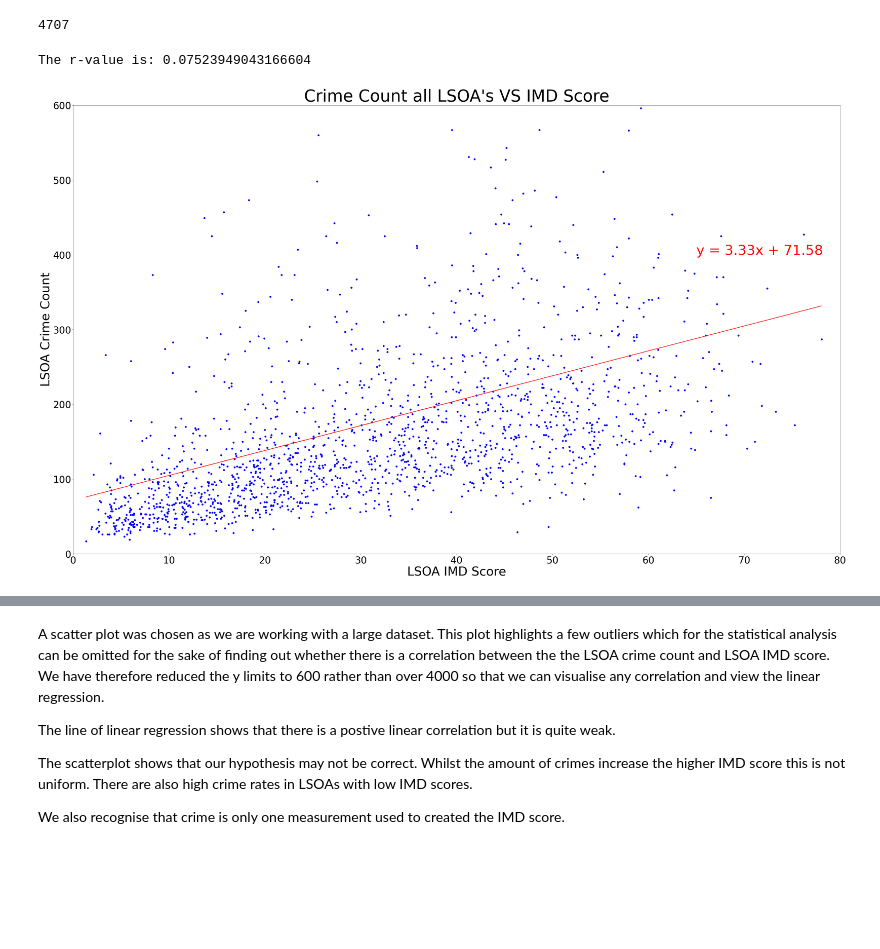
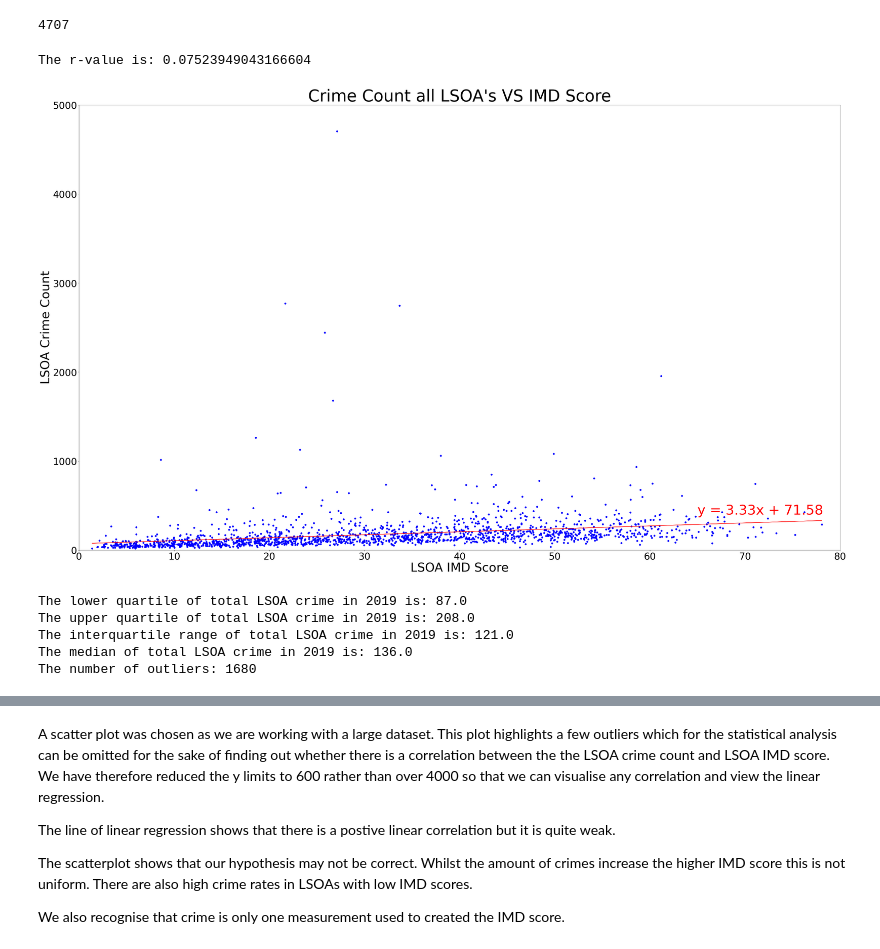
Before and after one commit to Garywtne/Group4_Project1_repo, a Jupyter notebook: Group_4_Project_1/Group_4_Project_1_Analysis/west_midlands_crime_data_final.ipynb, the cells around one changed output, grey strips where cells are left out. Cells and saved outputs as stored; diff of their text form; code cells hidden in the pictures; blank space fills up the shorter version.

```diff
--- a/Group_4_Project_1/Group_4_Project_1_Analysis/west_midlands_crime_data_final.ipynb
+++ b/Group_4_Project_1/Group_4_Project_1_Analysis/west_midlands_crime_data_final.ipynb
@@ -431,20 +431,43 @@ def plot_linear_regression(x_axis, y_axis, title, text_coordinates):
     plt.annotate(line_eq,text_coordinates,fontsize=50,color="red")
     print(f"The r-value is: {rvalue**2}")
 # %%
-# Plot the scatter
+# Plot scatter
 plt.title("Crime Count all LSOA's VS IMD Score", fontsize=60)
 plt.scatter(x_axis, y_axis, marker="o", color="blue")
 plt.rcParams["figure.figsize"] = (50,30)
 plt.xlim(0,80)
-plt.ylim(0, 600)
+plt.ylim(0, 5000)
 plt.xticks(fontsize=35)
 plt.yticks(fontsize=35)
 plt.xlabel("LSOA IMD Score", fontsize=45)
 plt.ylabel("LSOA Crime Count", fontsize=45)
 plot_linear_regression(x_axis, y_axis, 'LSOA Crime Count',(65,400))
-# Save the figure
 plt.savefig("output/Crime Count all LSOA's VS IMD Score.png")
 plt.show()
 # %% [output]
 The r-value is: 0.07523949043166604
-[figure, old version]
+[figure, new version]
+# %%
+# Outliers
+
+# Find IQR
+quartiles = y_axis.quantile([.25,.5,.75])
+lowerq = quartiles[0.25]
+upperq = quartiles[0.75]
+iqr = upperq-lowerq
+lower_bound = lowerq - (1.5*iqr)
+upper_bound = upperq + (1.5*iqr)
+outliers = (y_axis < lower_bound) | (y_axis > upper_bound)
+no_outliers = len(outliers)
+
+print(f"The lower quartile of total LSOA crime in 2019 is: {lowerq}")
+print(f"The upper quartile of total LSOA crime in 2019 is: {upperq}")
+print(f"The interquartile range of total LSOA crime in 2019 is: {iqr}")
+print(f"The median of total LSOA crime in 2019 is: {quartiles[0.5]}")
+print(f"The number of outliers: {no_outliers}")
+# %% [output]
+The lower quartile of total LSOA crime in 2019 is: 87.0
+The upper quartile of total LSOA crime in 2019 is: 208.0
+The interquartile range of total LSOA crime in 2019 is: 121.0
+The median of total LSOA crime in 2019 is: 136.0
+The number of outliers: 1680
```
Also changed, not shown: parts of 4 cells of this notebook, 4 other files.
